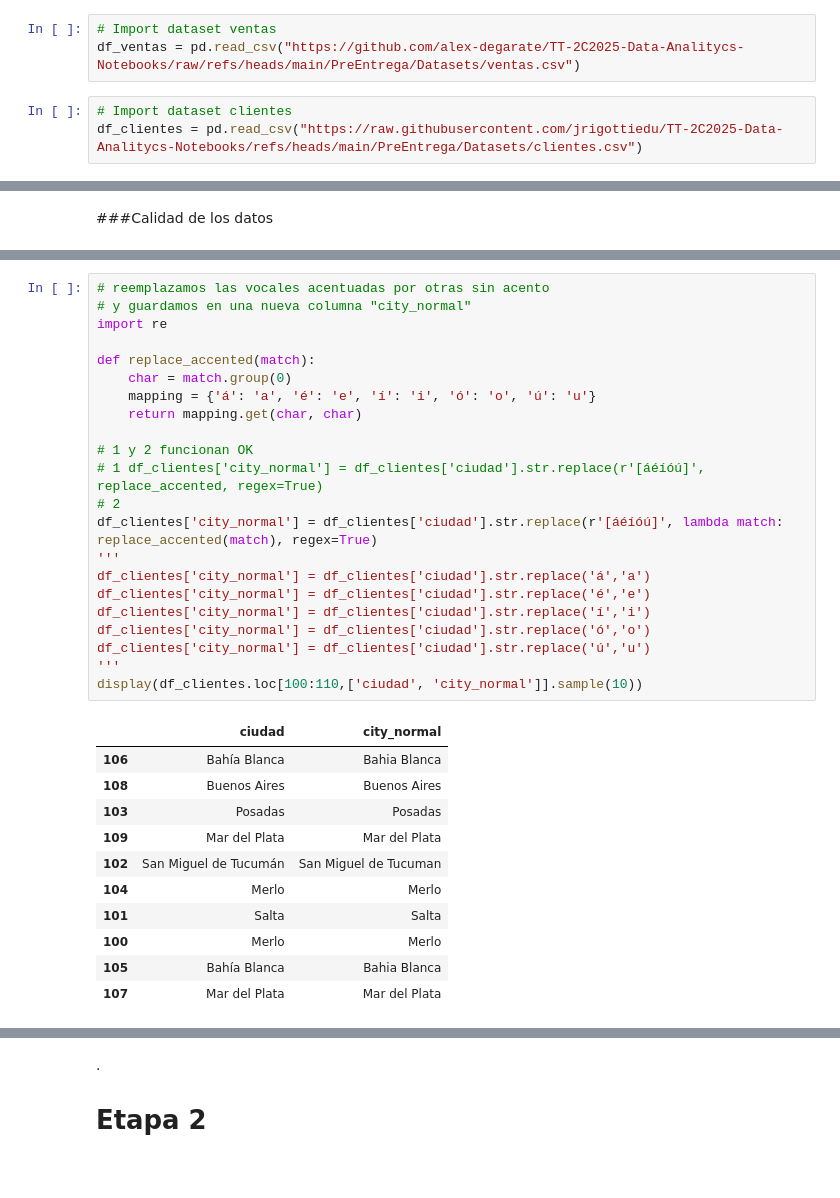
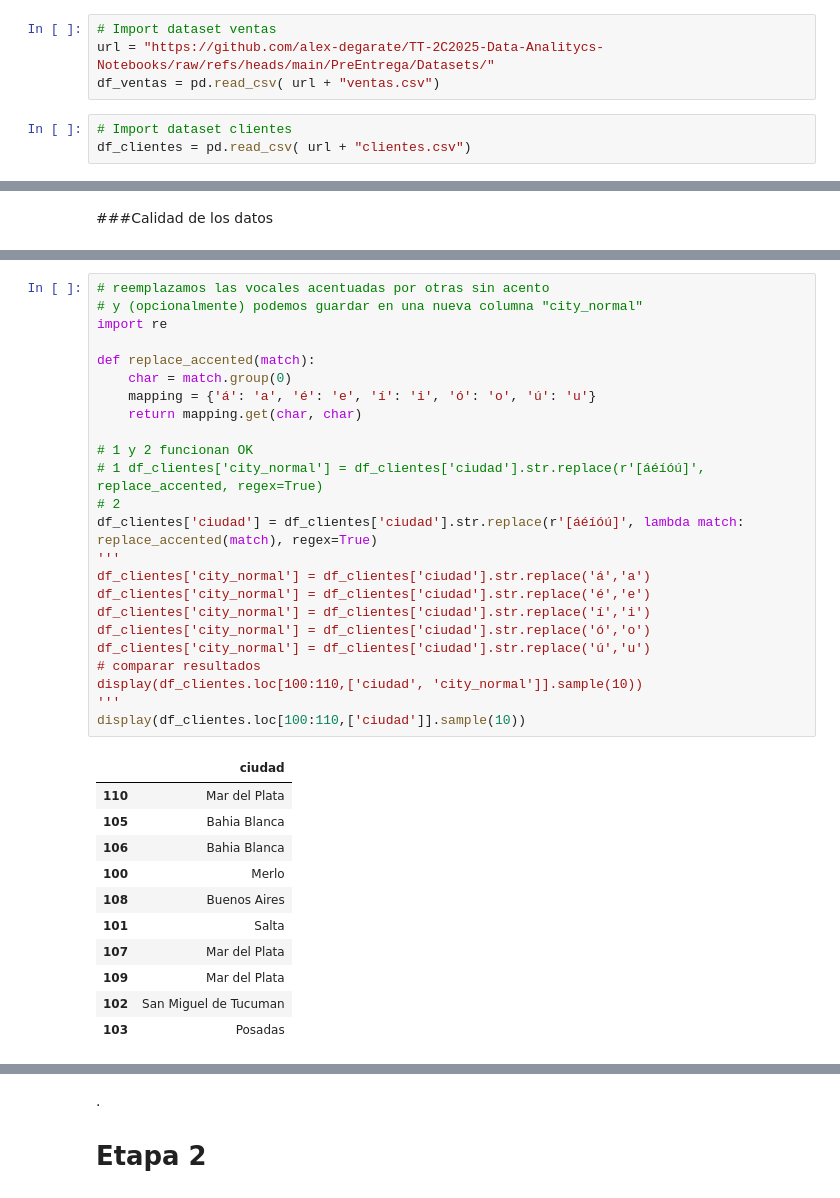
Before and after one commit to alex-degarate/TT-2C2025-Data-Analitycs-Notebooks, a Jupyter notebook: PreEntrega/PE-alex-16Oct-2.ipynb, the cells around one changed output, grey strips where cells are left out. Saved outputs shown, nothing was run; the diff lists cells and outputs as text.

```diff
--- a/PreEntrega/PE-alex-16Oct-2.ipynb
+++ b/PreEntrega/PE-alex-16Oct-2.ipynb
@@ -36,9 +36,10 @@ Actividad 1
 import pandas as pd
 # %%
 # Import dataset ventas
-df_ventas = pd.read_csv("https://github.com/alex-degarate/TT-2C2025-Data-Analitycs-Notebooks/raw/refs/heads/main/PreEntrega/Datasets/ventas.csv")
+url = "https://github.com/alex-degarate/TT-2C2025-Data-Analitycs-Notebooks/raw/refs/heads/main/PreEntrega/Datasets/"
+df_ventas = pd.read_csv( url + "ventas.csv")
 # %%
 # Import dataset clientes
-df_clientes = pd.read_csv("https://raw.githubusercontent.com/jrigottiedu/TT-2C2025-Data-Analitycs-Notebooks/refs/heads/main/PreEntrega/Datasets/clientes.csv")
+df_clientes = pd.read_csv( url + "clientes.csv")
 # %%
 # Import dataset marketing
@@ -420,38 +420,40 @@ ciudades_acentos.count()
 dtype: int64
 # %%
 # reemplazamos las vocales acentuadas por otras sin acento
-# y guardamos en una nueva columna "city_normal"
+# y (opcionalmente) podemos guardar en una nueva columna "city_normal"
 import re
 
 def replace_accented(match):
     char = match.group(0)
     mapping = {'á': 'a', 'é': 'e', 'í': 'i', 'ó': 'o', 'ú': 'u'}
     return mapping.get(char, char)
 
 # 1 y 2 funcionan OK
 # 1 df_clientes['city_normal'] = df_clientes['ciudad'].str.replace(r'[áéíóú]', replace_accented, regex=True)
 # 2
-df_clientes['city_normal'] = df_clientes['ciudad'].str.replace(r'[áéíóú]', lambda match: replace_accented(match), regex=True)
+df_clientes['ciudad'] = df_clientes['ciudad'].str.replace(r'[áéíóú]', lambda match: replace_accented(match), regex=True)
 '''
 df_clientes['city_normal'] = df_clientes['ciudad'].str.replace('á','a')
 df_clientes['city_normal'] = df_clientes['ciudad'].str.replace('é','e')
 df_clientes['city_normal'] = df_clientes['ciudad'].str.replace('í','i')
 df_clientes['city_normal'] = df_clientes['ciudad'].str.replace('ó','o')
 df_clientes['city_normal'] = df_clientes['ciudad'].str.replace('ú','u')
+# comparar resultados
+display(df_clientes.loc[100:110,['ciudad', 'city_normal']].sample(10))
 '''
-display(df_clientes.loc[100:110,['ciudad', 'city_normal']].sample(10))
+display(df_clientes.loc[100:110,['ciudad']].sample(10))
 # %% [output]
-|  | ciudad | city_normal |
-| 106 | Bahía Blanca | Bahia Blanca |
-| 108 | Buenos Aires | Buenos Aires |
-| 103 | Posadas | Posadas |
-| 109 | Mar del Plata | Mar del Plata |
-| 102 | San Miguel de Tucumán | San Miguel de Tucuman |
-| 104 | Merlo | Merlo |
-| 101 | Salta | Salta |
-| 100 | Merlo | Merlo |
-| 105 | Bahía Blanca | Bahia Blanca |
-| 107 | Mar del Plata | Mar del Plata |
+|  | ciudad |
+| 110 | Mar del Plata |
+| 105 | Bahia Blanca |
+| 106 | Bahia Blanca |
+| 100 | Merlo |
+| 108 | Buenos Aires |
+| 101 | Salta |
+| 107 | Mar del Plata |
+| 109 | Mar del Plata |
+| 102 | San Miguel de Tucuman |
+| 103 | Posadas |
 # %%
 # nombres con apostrofes u otros
 # Esta linea busca caracteres distintos de letras y espacio
```
Also changed, not shown: parts of 19 cells of this notebook.
